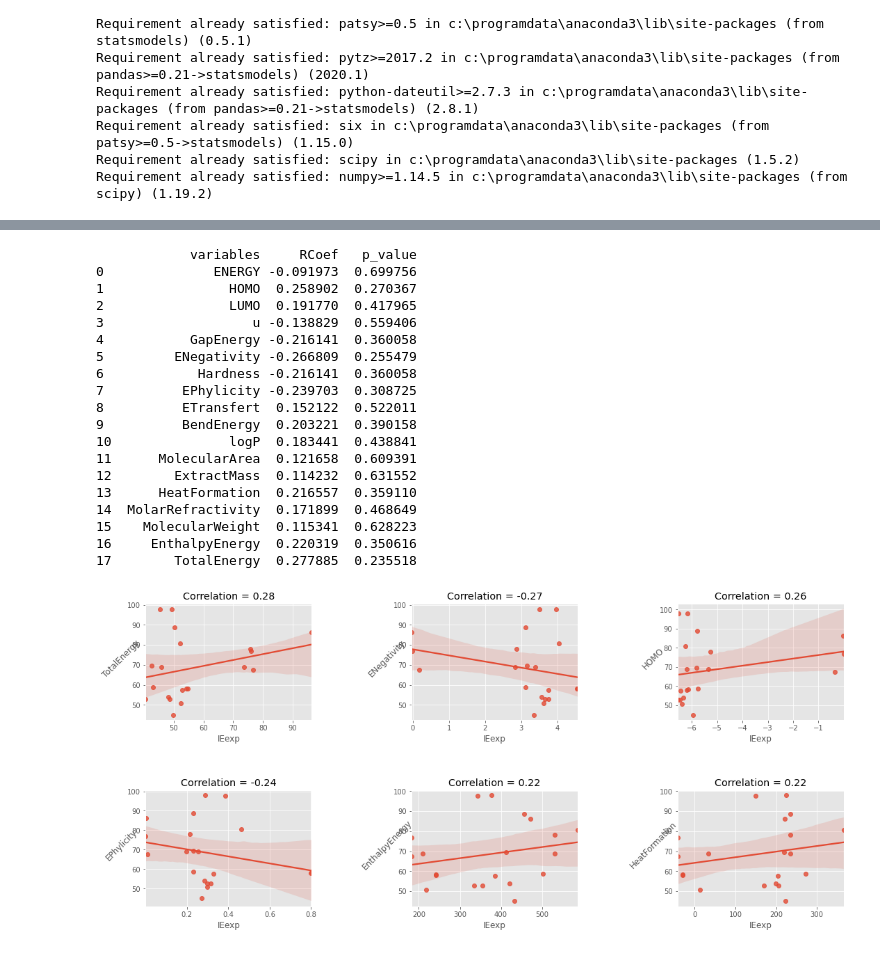
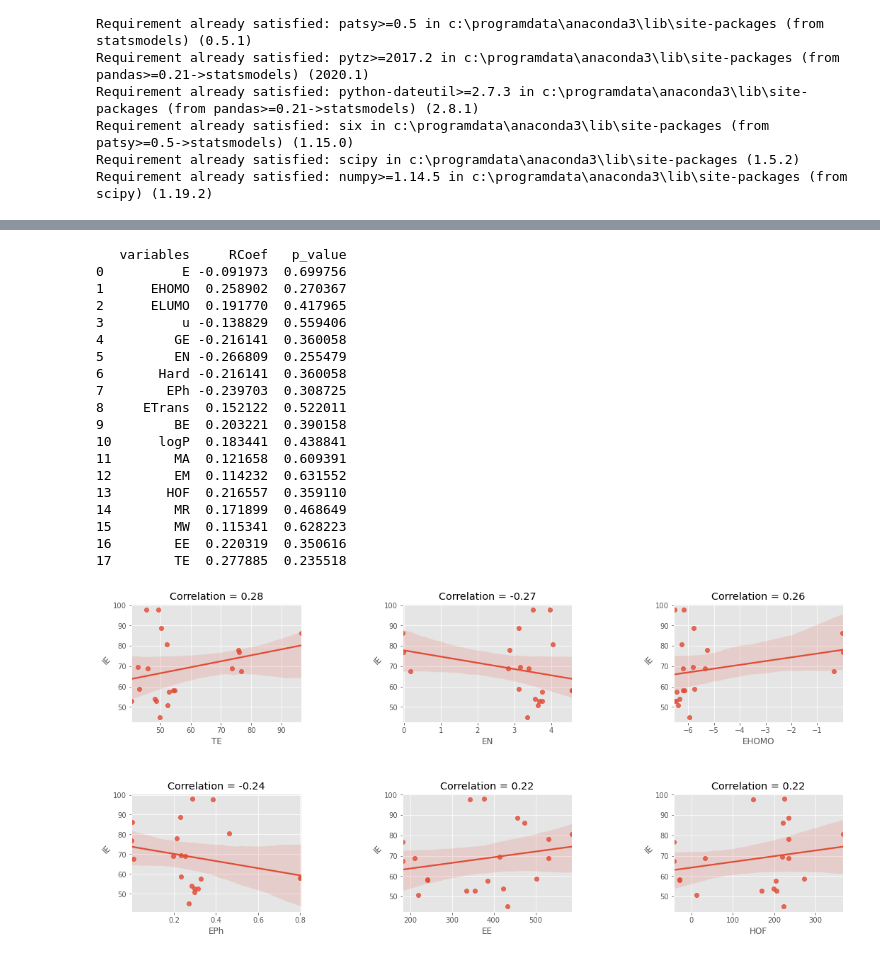
Before and after one commit to Imen-Abidli-innov731/-Machine-learning-models-of-inhibition-efficiency-IE-prediction-, a Jupyter notebook: benzimidazoles-4models.ipynb, the cells around one changed output, grey strips where cells are left out. Drawn from its saved outputs; the diff is of its cells as text; code cells hidden in the pictures.

```diff
--- a/benzimidazoles-4models.ipynb
+++ b/benzimidazoles-4models.ipynb
@@ -57,8 +57,8 @@ def calc_vif(X):
     vif["VIF"] = [variance_inflation_factor(X.values, i) for i in range(X.shape[1])]
 
     return(vif)
-x=data.copy().drop(['IEexp'],axis=1)
-y=data['IEexp'].values
+x=data.copy().drop(['IE'],axis=1)
+y=data['IE'].values
 
 
 
@@ -101,42 +101,41 @@ def calc_r_pearson(X,y):
 rMatrix=calc_r_pearson(x,y)
 print(rMatrix)
 # %% [output]
-            variables     RCoef   p_value
-0              ENERGY -0.091973  0.699756
-1                HOMO  0.258902  0.270367
-2                LUMO  0.191770  0.417965
-3                   u -0.138829  0.559406
-4           GapEnergy -0.216141  0.360058
-5         ENegativity -0.266809  0.255479
-6            Hardness -0.216141  0.360058
-7          EPhylicity -0.239703  0.308725
-8          ETransfert  0.152122  0.522011
-9          BendEnergy  0.203221  0.390158
-10               logP  0.183441  0.438841
-11      MolecularArea  0.121658  0.609391
-12        ExtractMass  0.114232  0.631552
-13      HeatFormation  0.216557  0.359110
-14  MolarRefractivity  0.171899  0.468649
-15    MolecularWeight  0.115341  0.628223
-16     EnthalpyEnergy  0.220319  0.350616
-17        TotalEnergy  0.277885  0.235518
+   variables     RCoef   p_value
+0          E -0.091973  0.699756
+1      EHOMO  0.258902  0.270367
+2      ELUMO  0.191770  0.417965
+3          u -0.138829  0.559406
+4         GE -0.216141  0.360058
+5         EN -0.266809  0.255479
+6       Hard -0.216141  0.360058
+7        EPh -0.239703  0.308725
+8     ETrans  0.152122  0.522011
+9         BE  0.203221  0.390158
+10      logP  0.183441  0.438841
+11        MA  0.121658  0.609391
+12        EM  0.114232  0.631552
+13       HOF  0.216557  0.359110
+14        MR  0.171899  0.468649
+15        MW  0.115341  0.628223
+16        EE  0.220319  0.350616
+17        TE  0.277885  0.235518
 # %%
 #Here just we will create a scatter plot for best 6 variables the most correlated to IEsxp based on p_value
 rMatrix6=rMatrix.sort_values(by='p_value', axis=0, ascending=True)[:6]
-
 
 
 
 
 
 
 fig = plt.figure(figsize=(18,8))
 fig.subplots_adjust(hspace=0.6, wspace=0.6)
 for i,column in zip(range(1,7),rMatrix6['variables'].tolist()):
     ax = fig.add_subplot(2, 3, i)
-    ax  = sns.regplot(x=column, y="IEexp", data=data)
+    ax  = sns.regplot(x=column, y="IE", data=data)
     ax.title.set_text('Correlation = ' + "{:.2f}".format(rMatrix6 [rMatrix6['variables']==column]['RCoef'].tolist()[0]))
-    ax.set_xlabel("IEexp", rotation=0)
-    ax.set_ylabel(column, rotation=45)
+    ax.set_xlabel(column, rotation=0)
+    ax.set_ylabel("IE", rotation=45)
 # %% [output]
-[figure, old version]
+[figure, new version]
```
Also changed, not shown: parts of 6 cells of this notebook.
